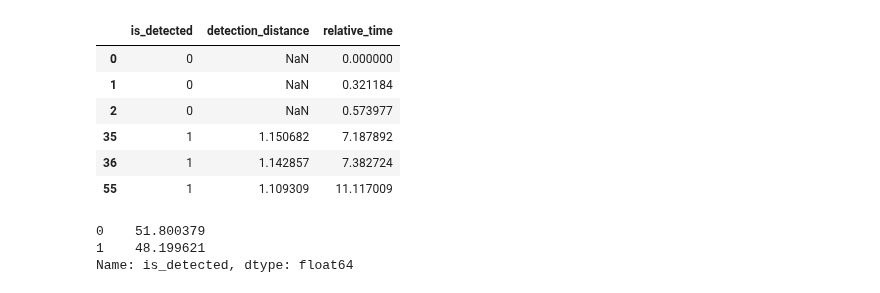
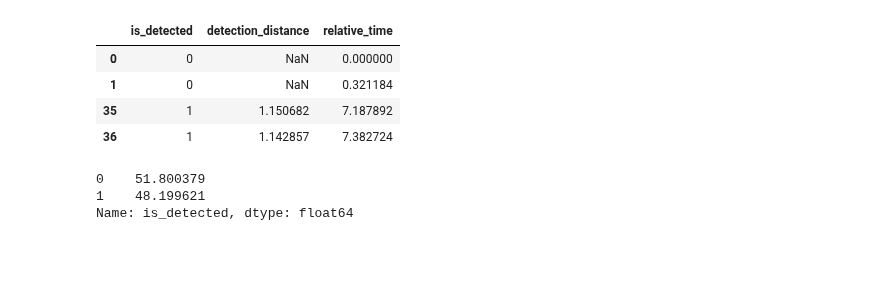
Before and after one commit to hakanErgin/apriltag_test_bench, a Jupyter notebook: test_pipeline/scripts/dynamic_tests/linear_velocity/x_translation.ipynb, the cells around one changed output. Saved outputs shown, nothing was run; the diff lists cells and outputs as text; code cells hidden in the pictures; blank space fills up the shorter version.

```diff
--- a/test_pipeline/scripts/dynamic_tests/linear_velocity/x_translation.ipynb
+++ b/test_pipeline/scripts/dynamic_tests/linear_velocity/x_translation.ipynb
@@ -36,16 +36,14 @@ df = pd.DataFrame.from_records(rows)
 # %%
 # calculate relative time in seconds instead of absolute time
 df['relative_time'] =  df.loc[0:, 'time'] - df.at[0, 'time']
 df = df.drop(columns=['time'])
-df.groupby(target).head(3)
+df.groupby(target).head(2)
 # %% [output]
 |  | is_detected | detection_distance | relative_time |
 | 0 | 0 | NaN | 0.000000 |
 | 1 | 0 | NaN | 0.321184 |
-| 2 | 0 | NaN | 0.573977 |
 | 35 | 1 | 1.150682 | 7.187892 |
 | 36 | 1 | 1.142857 | 7.382724 |
-| 55 | 1 | 1.109309 | 11.117009 |
 # %%
 # ratio of detected to not
 ratios = df.is_detected.value_counts(normalize=True)*100
```
Also changed, not shown: parts of 1 cell of this notebook.
